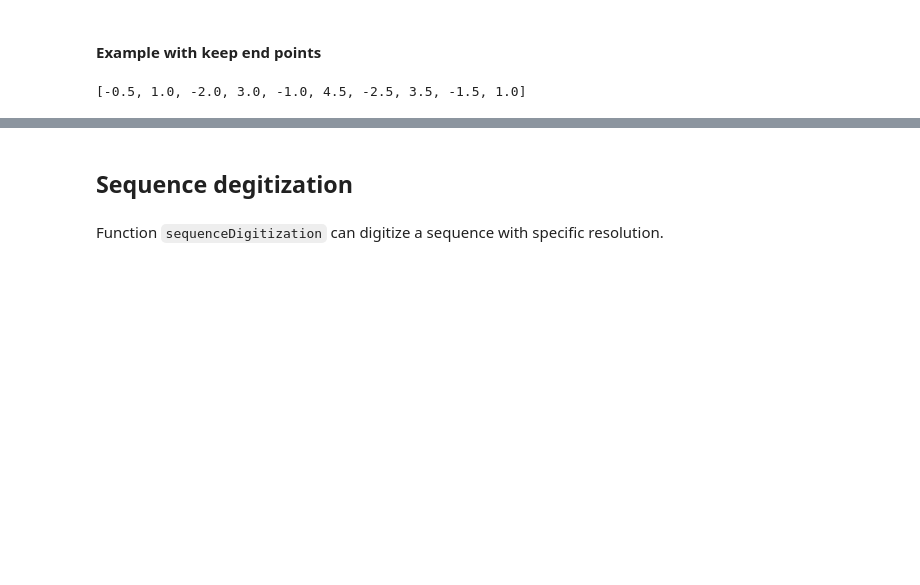
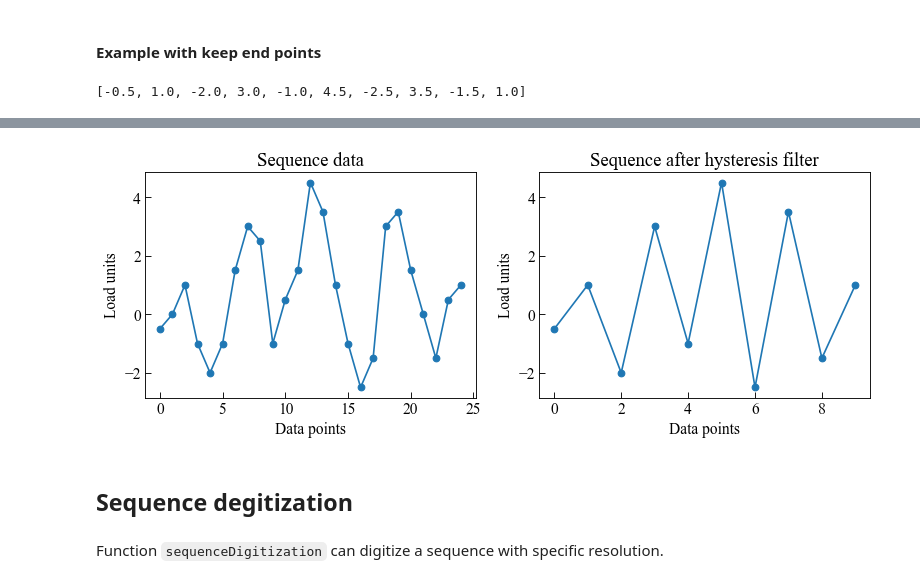
Before and after one commit to dpzhuX/ffpack, a Jupyter notebook: docs/source/utility methods.ipynb, the cells around one changed output, grey strips where cells are left out. Saved outputs shown, nothing was run; the diff lists cells and outputs as text; code cells hidden in the pictures; blank space fills up the shorter version.

```diff
--- a/docs/source/utility methods.ipynb
+++ b/docs/source/utility methods.ipynb
@@ -293,0 +355,6 @@ plt.show()
+# %%
+hfSequenceData = [ -0.5, 0.0, 1.0, -1.0, -2.0, -1.0, 1.5, 3.0, 2.5, -1.0, 0.5, 1.5, 4.5,
+                   3.5, 1.0, -1.0, -2.5, -1.5, 3.0, 3.5, 1.5, 0.0, -1.5, 0.5, 1.0 ]
+# %%
+gateSize = 1.0
+hfResults = sequenceHysteresisFilter( hfSequenceData, gateSize )
@@ -294,3 +365,26 @@ plt.show()
+# %%
+fig, ( ax1, ax2 ) = plt.subplots( 1, 2, figsize=( 10, 4 ) )
+
+ax1.plot( hfSequenceData, 'o-' )
+
+ax1.tick_params( axis='x', direction="in", length=5 )
+ax1.tick_params( axis='y', direction="in", length=5 )
+ax1.set_ylabel( "Load units" )
+ax1.set_xlabel( "Data points" )
+ax1.set_title( "Sequence data" )
+
+ax2.plot( hfResults, 'o-' )
+
+ax2.tick_params(axis='x', direction="in", length=5)
+ax2.tick_params(axis='y', direction="in", length=5)
+ax2.set_ylabel( "Load units" )
+ax2.set_xlabel( "Data points" )
+ax2.set_title( "Sequence after hysteresis filter" )
+
+plt.tight_layout()
+plt.show()
+# %% [output]
+[figure, added]
 # %% [markdown]
 ## Sequence degitization
 # %% [markdown]
```
Also changed, not shown: parts of 16 cells of this notebook, 3 other files.
